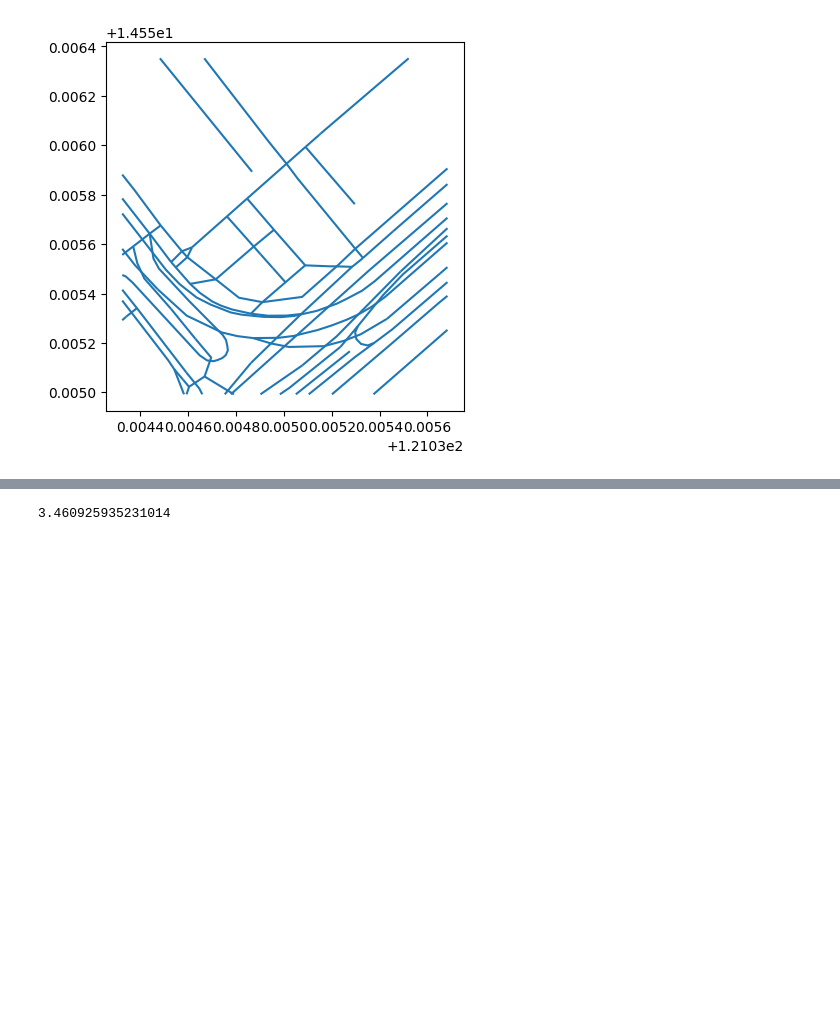
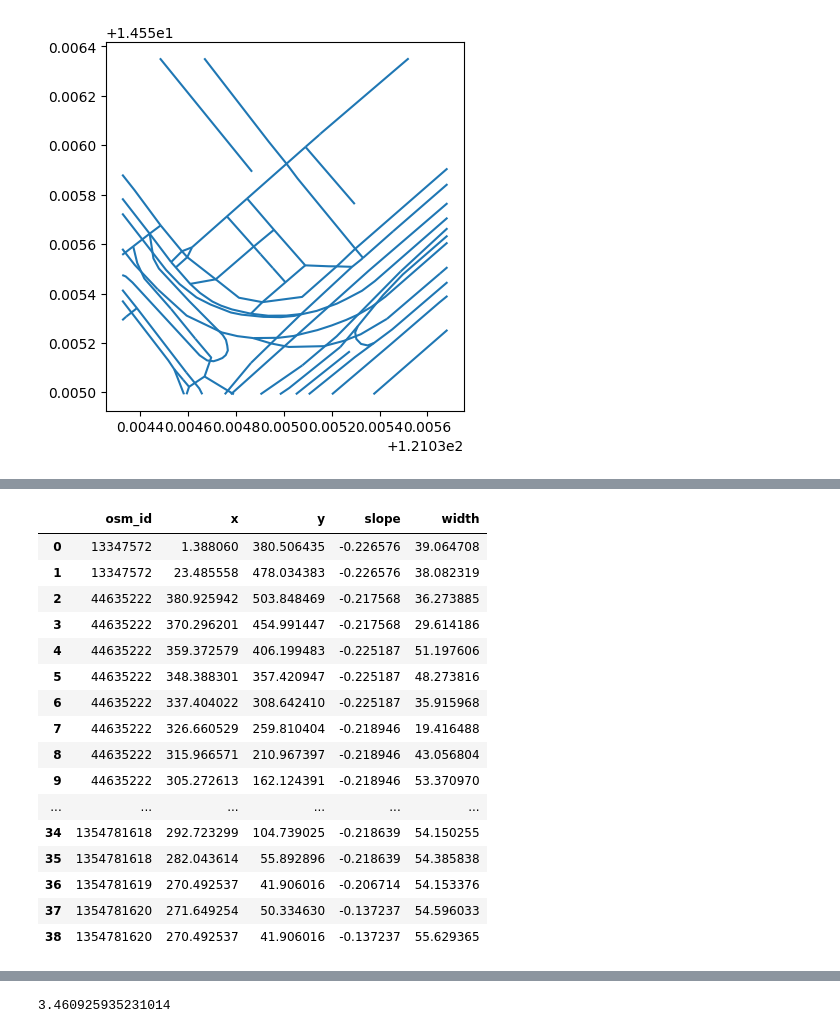
Before and after one commit to Roughienmn/Width-Extractor, a Jupyter notebook: Prototype.ipynb, the cells around one changed output, grey strips where cells are left out. Saved outputs shown, nothing was run; the diff lists cells and outputs as text; code cells hidden in the pictures; blank space fills up the shorter version.

```diff
--- a/Prototype.ipynb
+++ b/Prototype.ipynb
@@ -522,0 +600,30 @@ Search Mode: outside
+# %%
+def get_patch_road_widths_df(roads, image_mask):
+    road_widths = []
+    for road in roads.itertuples():
+        geom = road.geometry
+        osm_id = road.osm_id
+        if isinstance(geom, sp.MultiLineString):
+            for line in geom.geoms:
+                widths = measure_road_width(line, image_mask)
+                for point_slope_pair, width in widths:
+                    x, y, slope = point_slope_pair
+                    road_widths.append({
+                        'osm_id': osm_id,
+                        'x': x,
+                        'y': y,
+                        'slope': slope,
+                        'width': width
+                    })
+        elif isinstance(geom, sp.LineString):
+            widths = measure_road_width(geom, image_mask)
+            for point_slope_pair, width in widths:
+                x, y, slope = point_slope_pair
+                road_widths.append({
+                    'osm_id': osm_id,
+                    'x': x,
+                    'y': y,
+                    'slope': slope,
+                    'width': width
+                })
+    return pd.DataFrame(road_widths)
@@ -522,0 +651,21 @@ Search Mode: outside
+# %%
+patch_road_widths_df = get_patch_road_widths_df(fitted_road_lines, image_mask)
+patch_road_widths_df
+# %% [output]
+|  | osm_id | x | y | slope | width |
+| 0 | 13347572 | 1.388060 | 380.506435 | -0.226576 | 39.064708 |
+| 1 | 13347572 | 23.485558 | 478.034383 | -0.226576 | 38.082319 |
+| 2 | 44635222 | 380.925942 | 503.848469 | -0.217568 | 36.273885 |
+| 3 | 44635222 | 370.296201 | 454.991447 | -0.217568 | 29.614186 |
+| 4 | 44635222 | 359.372579 | 406.199483 | -0.225187 | 51.197606 |
+| 5 | 44635222 | 348.388301 | 357.420947 | -0.225187 | 48.273816 |
+| 6 | 44635222 | 337.404022 | 308.642410 | -0.225187 | 35.915968 |
+| 7 | 44635222 | 326.660529 | 259.810404 | -0.218946 | 19.416488 |
+| 8 | 44635222 | 315.966571 | 210.967397 | -0.218946 | 43.056804 |
+| 9 | 44635222 | 305.272613 | 162.124391 | -0.218946 | 53.370970 |
+| ... | ... | ... | ... | ... | ... |
+| 34 | 1354781618 | 292.723299 | 104.739025 | -0.218639 | 54.150255 |
+| 35 | 1354781618 | 282.043614 | 55.892896 | -0.218639 | 54.385838 |
+| 36 | 1354781619 | 270.492537 | 41.906016 | -0.206714 | 54.153376 |
+| 37 | 1354781620 | 271.649254 | 50.334630 | -0.137237 | 54.596033 |
+| 38 | 1354781620 | 270.492537 | 41.906016 | -0.137237 | 55.629365 |
```
Also changed, not shown: parts of 22 cells of this notebook.
